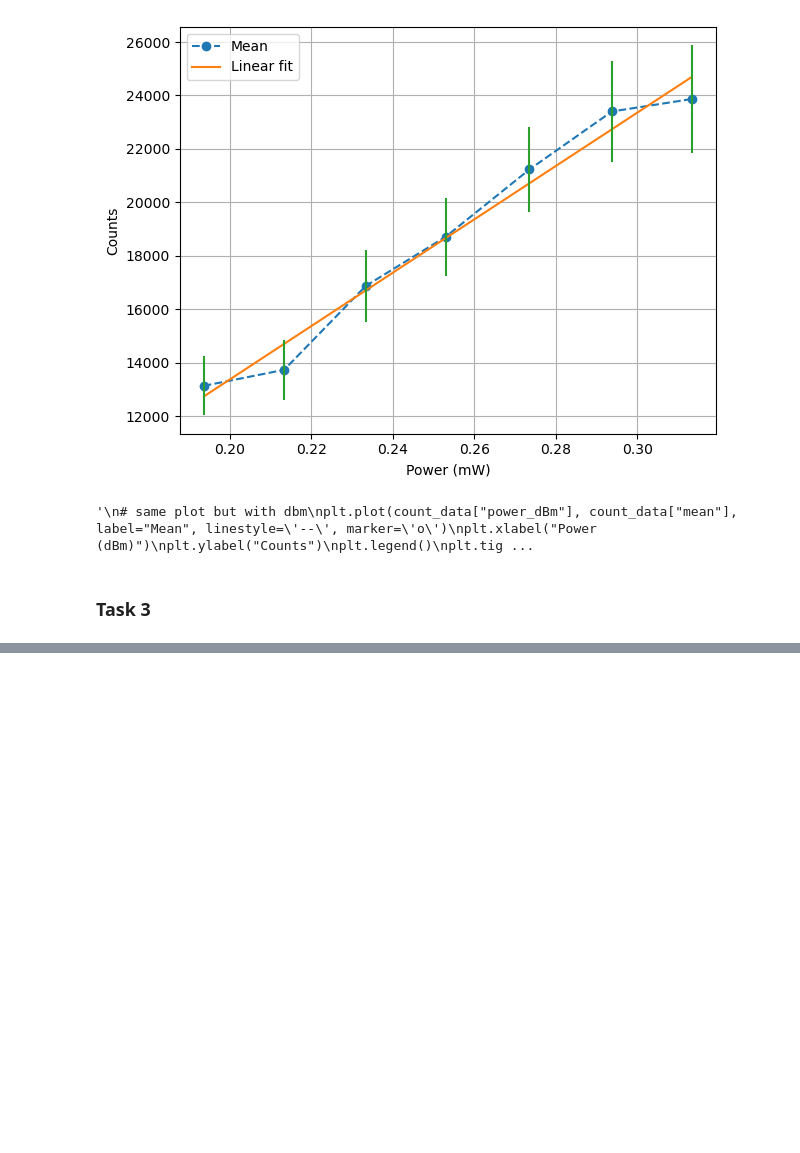
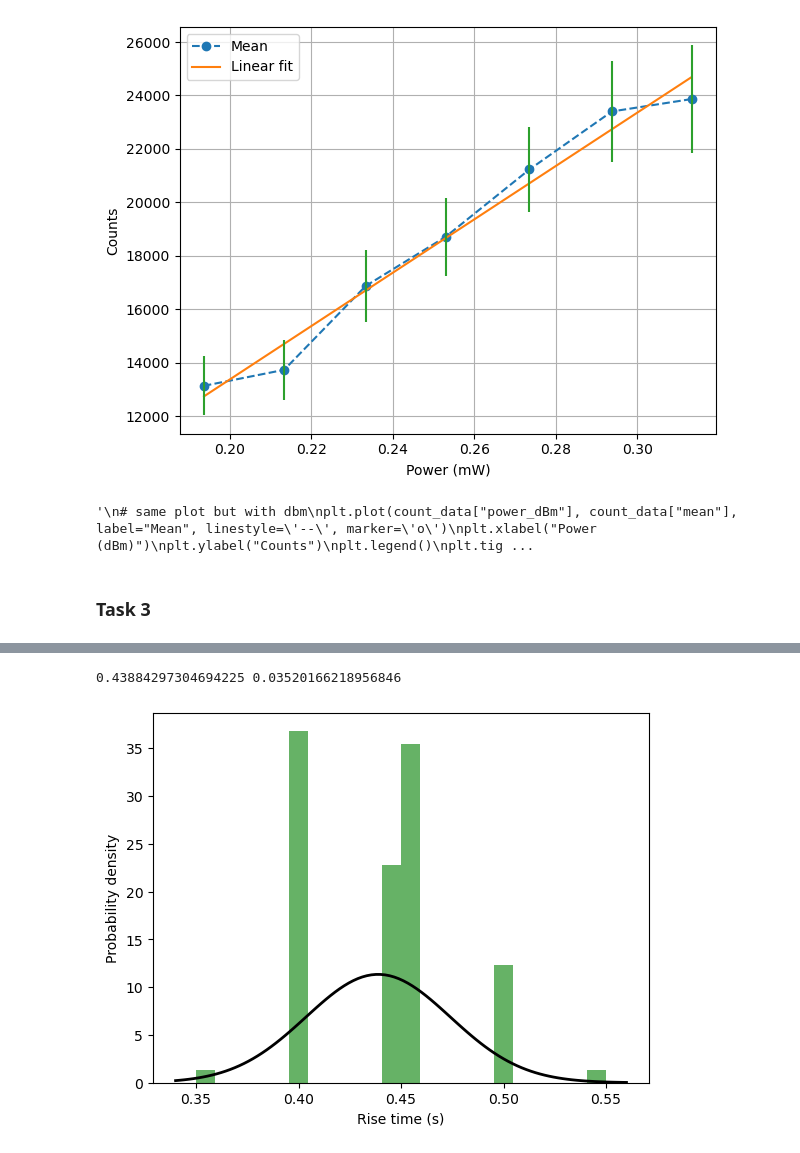
Before and after one commit to ermas3/SNSPD, a Jupyter notebook: data_analysis.ipynb, the cells around one changed output, grey strips where cells are left out. Cells and saved outputs as stored; diff of their text form; code cells hidden in the pictures; blank space fills up the shorter version.

```diff
--- a/data_analysis.ipynb
+++ b/data_analysis.ipynb
@@ -175,0 +290,22 @@ plt.show()
+# %%
+# Fit a normal distribution to the data:
+mu, std = norm.fit(times["rise_time"])
+
+# Plot the histogram with gaussian fit
+bin_edges = np.array([0.35, ])
+plt.hist(times["rise_time"], bins=22, density=True, alpha=0.6, color='g')
+
+# Plot the PDF.
+xmin, xmax = plt.xlim()
+x = np.linspace(xmin, xmax, 100)
+p = norm.pdf(x, mu, std)
+plt.plot(x, p, 'k', linewidth=2)
+
+plt.xlabel("Rise time (s)")
+plt.ylabel("Probability density")
+
+
+print(mu, std)
+# %% [output]
+0.43884297304694225 0.03520166218956846
+[figure, added]
```
Also changed, not shown: parts of 4 cells of this notebook.
